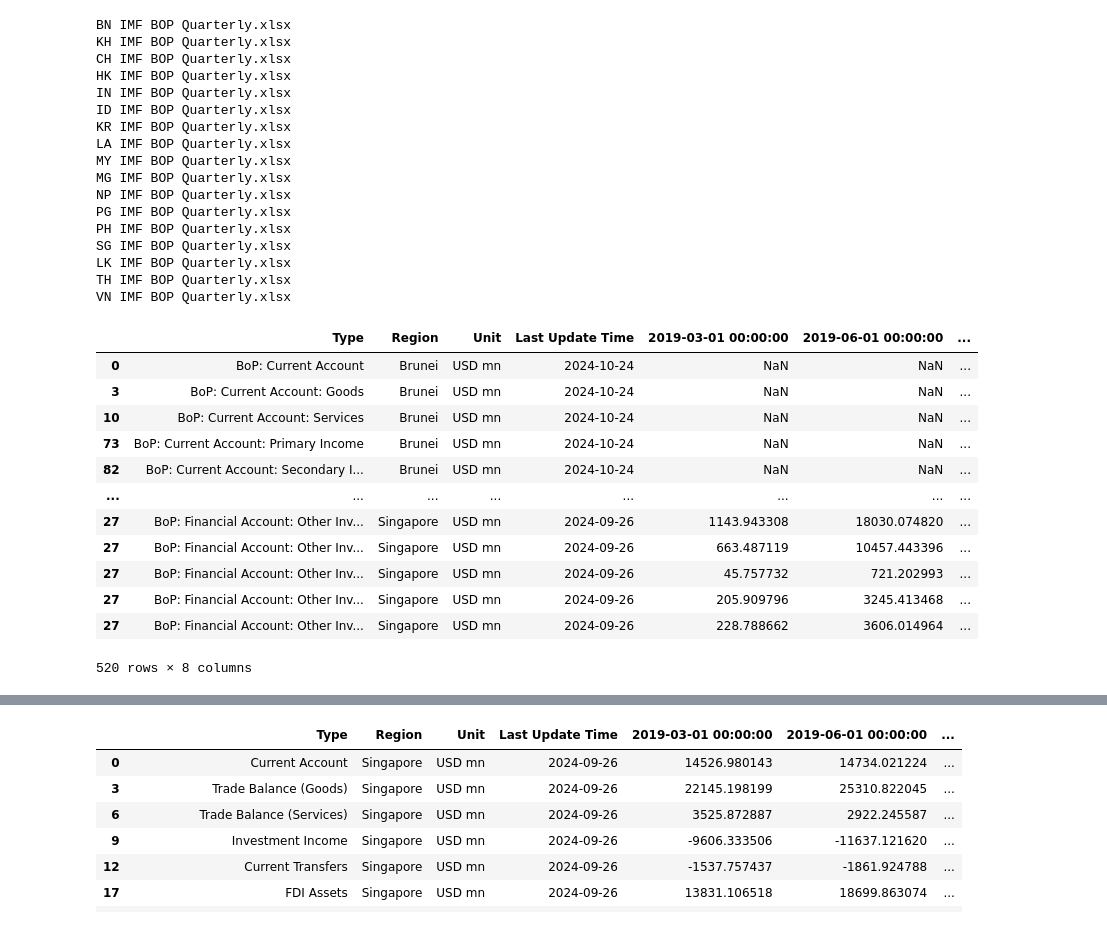
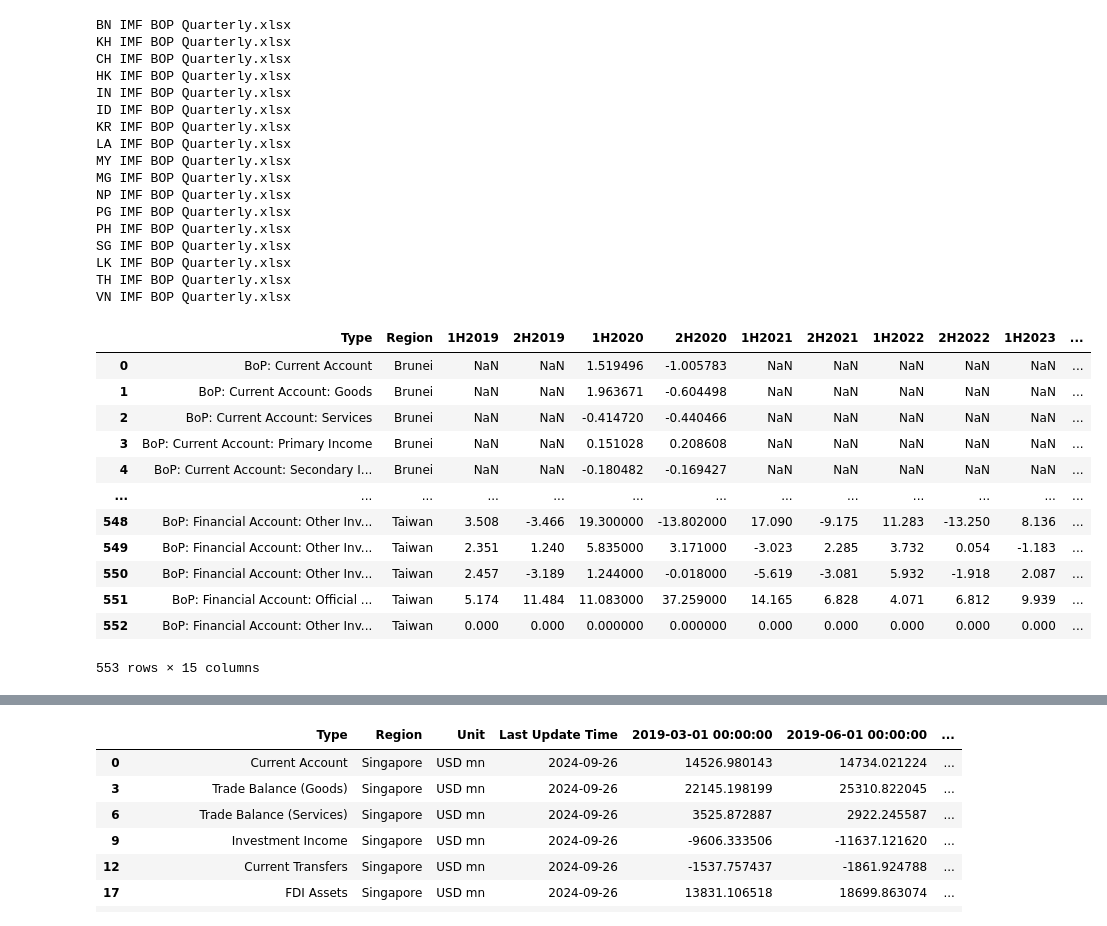
Before and after one commit to aizudeen11/cfm-nlp, a Jupyter notebook: main.ipynb, the cells around one changed output, grey strips where cells are left out. Saved outputs shown, nothing was run; the diff lists cells and outputs as text; code cells hidden in the pictures.

```diff
--- a/main.ipynb
+++ b/main.ipynb
@@ -74,46 +74,77 @@ for x, y in zip(sg_item, sg_add.values()):
         col2 = sg_row(df_temp, main=False) * multiplier[n]
         merged = pd.concat([col1, col2], axis=1)
         sg_df = pd.concat([sg_df, merged], axis=0)
 
+df_init_tw = pd.read_excel(r"C:\Users\Admin\OneDrive - The SOUTH-EAST ASIAN CENTRAL BANKS (SEACEN) RESEARCH AND TRAINING\Desktop\Automation.xlsx", sheet_name='Taiwan BoP')
+df_tw = pd.read_excel(r"C:\Users\Admin\OneDrive - The SOUTH-EAST ASIAN CENTRAL BANKS (SEACEN) RESEARCH AND TRAINING\Roger and Aizudeen\Country BoP and IIP Data\Chinese Taipei (Taiwan) (TW)\TW CB BOP Quarterly.xlsx")
+df_tw.rename(columns={df_tw.columns[0]: 'Type'}, inplace=True)
+df_tw = df_tw[df_tw['Type'].isin(df_init_tw['desc'])]
+
+for x, y in enumerate(df_tw['Type'].to_list()):
+    df_tw.iat[x,0] = list(df_init_tw[(df_init_tw['desc'] == y)]['desc2'])[0]
+
+selected_columns = [col for col in df_tw.columns[4:] if pd.to_datetime(col) >= datetime(2019, 1, 1)]
+final_columns = list(df_tw.columns[:4]) + selected_columns
+df_tw = df_tw[final_columns]
+
 # concat to the main df
-df_all_annual_2 = pd.concat([df_all_annual_2, sg_df], axis=0)
+df_all_annual_2 = pd.concat([df_all_annual_2, sg_df, df_tw], axis=0)
 
 init_dict = df_init.to_dict()
 df_dict = dict()
 for x in init_dict['desc'].values():
     df_temp = df_all_annual_2[(df_all_annual_2[df_all_annual_2.columns[0]] == x)].reset_index(drop=True)
     df_dict[x] = df_temp
 
-df_all_annual_2[df_all_annual_2.columns[:8]]
+# calculate the sum of the columns (1H and 2H) for each year
+num1, num2 = 0, 1
+df_col = df_all_annual_2.columns[4:][:-1]
+df_temp_col_1 = df_all_annual_2[df_all_annual_2.columns[:4]].reset_index(drop=True)
+
+for x in range(len(df_col)//2):
+    df_col_temp = (df_all_annual_2[df_col[num1]] + df_all_annual_2[df_col[num1 + 1]]).div(1000)
+    year = df_col[num1].year
+    df_col_temp.reset_index(drop=True, inplace=True)
+    df_temp_col_1[f'{num2}H{year}'] = df_col_temp
+    num1 += 2
+    num2 += 1
+    if num2 == 3:
+        num2 = 1
+
+df_temp_col_1.drop(columns=['Last Update Time', 'Unit'], inplace=True)
+
+# df_all_annual_2[df_all_annual_2.columns[:8]]
+
+df_temp_col_1
 # %% [output]
 BN IMF BOP Quarterly.xlsx
 KH IMF BOP Quarterly.xlsx
 CH IMF BOP Quarterly.xlsx
 HK IMF BOP Quarterly.xlsx
 IN IMF BOP Quarterly.xlsx
 ID IMF BOP Quarterly.xlsx
 KR IMF BOP Quarterly.xlsx
 LA IMF BOP Quarterly.xlsx
 MY IMF BOP Quarterly.xlsx
 MG IMF BOP Quarterly.xlsx
 NP IMF BOP Quarterly.xlsx
 PG IMF BOP Quarterly.xlsx
 PH IMF BOP Quarterly.xlsx
 SG IMF BOP Quarterly.xlsx
 LK IMF BOP Quarterly.xlsx
 TH IMF BOP Quarterly.xlsx
 VN IMF BOP Quarterly.xlsx
-|  | Type | Region | Unit | Last Update Time | 2019-03-01 00:00:00 | 2019-06-01 00:00:00 | ... |
-| 0 | BoP: Current Account | Brunei | USD mn | 2024-10-24 | NaN | NaN | ... |
-| 3 | BoP: Current Account: Goods | Brunei | USD mn | 2024-10-24 | NaN | NaN | ... |
-| 10 | BoP: Current Account: Services | Brunei | USD mn | 2024-10-24 | NaN | NaN | ... |
-| 73 | BoP: Current Account: Primary Income | Brunei | USD mn | 2024-10-24 | NaN | NaN | ... |
-| 82 | BoP: Current Account: Secondary I... | Brunei | USD mn | 2024-10-24 | NaN | NaN | ... |
-| ... | ... | ... | ... | ... | ... | ... | ... |
-| 27 | BoP: Financial Account: Other Inv... | Singapore | USD mn | 2024-09-26 | 1143.943308 | 18030.074820 | ... |
-| 27 | BoP: Financial Account: Other Inv... | Singapore | USD mn | 2024-09-26 | 663.487119 | 10457.443396 | ... |
-| 27 | BoP: Financial Account: Other Inv... | Singapore | USD mn | 2024-09-26 | 45.757732 | 721.202993 | ... |
-| 27 | BoP: Financial Account: Other Inv... | Singapore | USD mn | 2024-09-26 | 205.909796 | 3245.413468 | ... |
-| 27 | BoP: Financial Account: Other Inv... | Singapore | USD mn | 2024-09-26 | 228.788662 | 3606.014964 | ... |
+|  | Type | Region | 1H2019 | 2H2019 | 1H2020 | 2H2020 | 1H2021 | 2H2021 | 1H2022 | 2H2022 | 1H2023 | ... |
+| 0 | BoP: Current Account | Brunei | NaN | NaN | 1.519496 | -1.005783 | NaN | NaN | NaN | NaN | NaN | ... |
+| 1 | BoP: Current Account: Goods | Brunei | NaN | NaN | 1.963671 | -0.604498 | NaN | NaN | NaN | NaN | NaN | ... |
+| 2 | BoP: Current Account: Services | Brunei | NaN | NaN | -0.414720 | -0.440466 | NaN | NaN | NaN | NaN | NaN | ... |
+| 3 | BoP: Current Account: Primary Income | Brunei | NaN | NaN | 0.151028 | 0.208608 | NaN | NaN | NaN | NaN | NaN | ... |
+| 4 | BoP: Current Account: Secondary I... | Brunei | NaN | NaN | -0.180482 | -0.169427 | NaN | NaN | NaN | NaN | NaN | ... |
+| ... | ... | ... | ... | ... | ... | ... | ... | ... | ... | ... | ... | ... |
+| 548 | BoP: Financial Account: Other Inv... | Taiwan | 3.508 | -3.466 | 19.300000 | -13.802000 | 17.090 | -9.175 | 11.283 | -13.250 | 8.136 | ... |
+| 549 | BoP: Financial Account: Other Inv... | Taiwan | 2.351 | 1.240 | 5.835000 | 3.171000 | -3.023 | 2.285 | 3.732 | 0.054 | -1.183 | ... |
+| 550 | BoP: Financial Account: Other Inv... | Taiwan | 2.457 | -3.189 | 1.244000 | -0.018000 | -5.619 | -3.081 | 5.932 | -1.918 | 2.087 | ... |
+| 551 | BoP: Financial Account: Official ... | Taiwan | 5.174 | 11.484 | 11.083000 | 37.259000 | 14.165 | 6.828 | 4.071 | 6.812 | 9.939 | ... |
+| 552 | BoP: Financial Account: Other Inv... | Taiwan | 0.000 | 0.000 | 0.000000 | 0.000000 | 0.000 | 0.000 | 0.000 | 0.000 | 0.000 | ... |
-520 rows × 8 columns
+553 rows × 15 columns
 # %%
```
Also changed, not shown: parts of 15 cells of this notebook, 7 other files.
